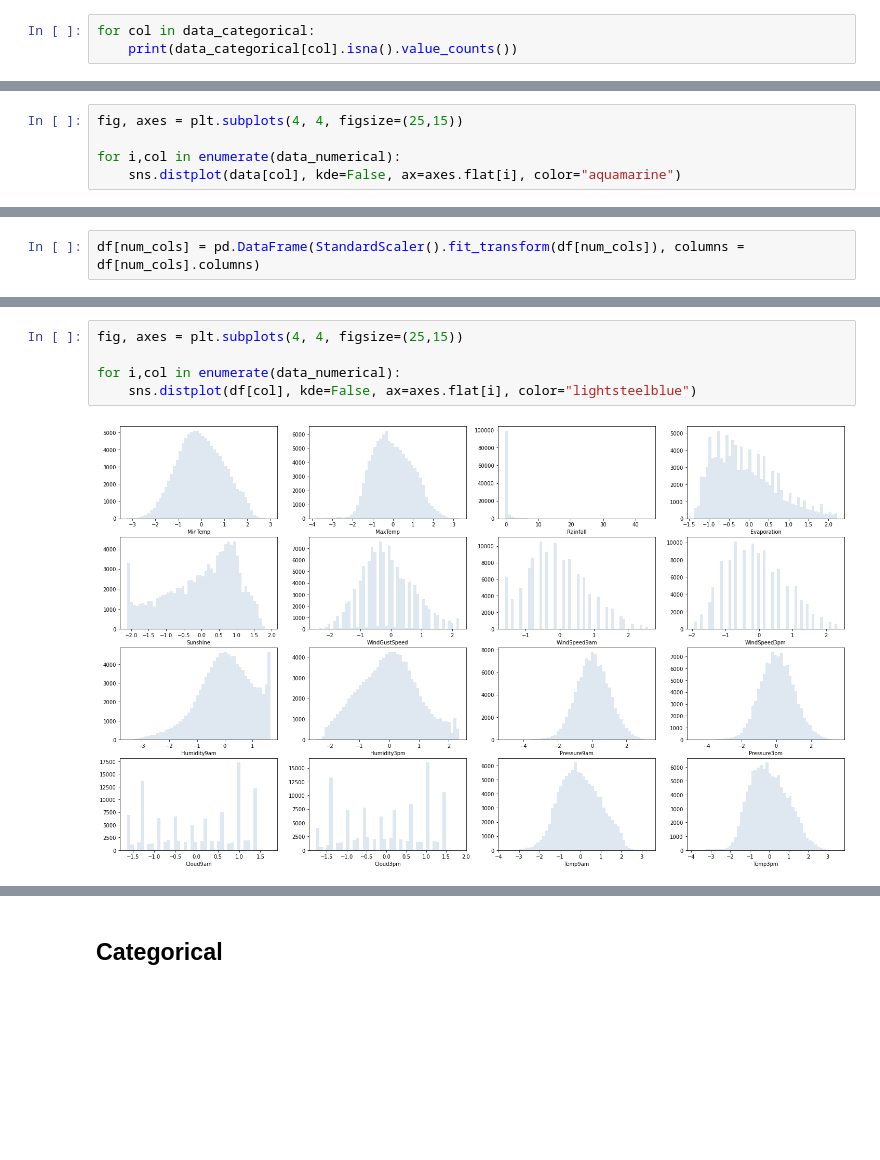
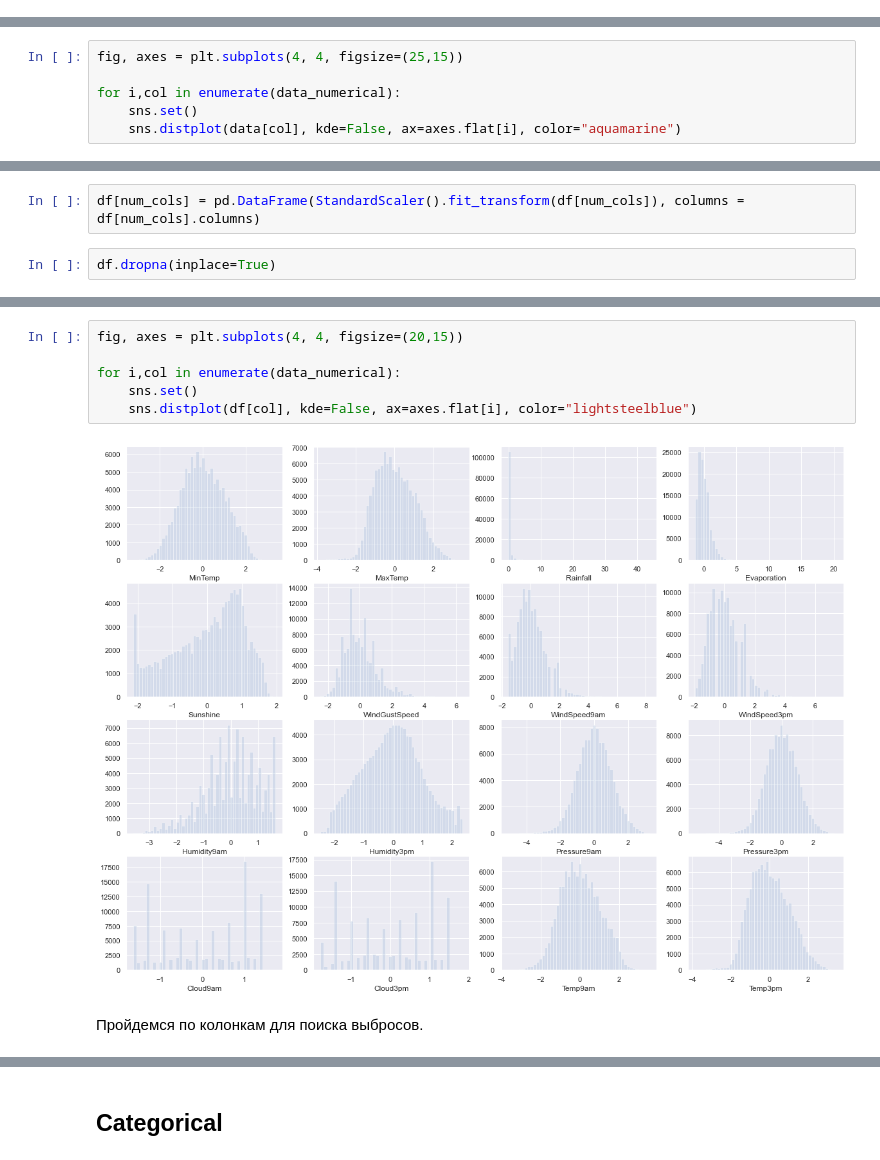
Before and after one commit to AnnaTokareff/repo_for_ML, a Jupyter notebook: PyTorch weather classification.ipynb, the cells around one changed output, grey strips where cells are left out. Saved outputs shown, nothing was run; the diff lists cells and outputs as text; blank space fills up the shorter version.

```diff
--- a/PyTorch weather classification.ipynb
+++ b/PyTorch weather classification.ipynb
@@ -239,6 +275,3 @@ Name: Evaporation, dtype: int64
 # %%
 # Запоминаем категориальные признаки
 data_categorical = data[["Location","WindGustDir","WindDir9am","WindDir3pm","RainTomorrow"]]
-# %%
-for col in data_categorical:
-    print(data_categorical[col].isna().value_counts())
@@ -307,5 +329,6 @@ data_numerical
 fig, axes = plt.subplots(4, 4, figsize=(25,15))
 
 for i,col in enumerate(data_numerical):
+    sns.set()
     sns.distplot(data[col], kde=False, ax=axes.flat[i], color="aquamarine")
 # %% [output]
@@ -365,3 +388,5 @@ num_cols = ['MinTemp', 'MaxTemp', 'Rainfall', 'Evaporation', 'Sunshine',
        'Pressure9am', 'Pressure3pm', 'Cloud9am', 'Cloud3pm', 'Temp9am', 'Temp3pm']
 # %%
 df[num_cols] = pd.DataFrame(StandardScaler().fit_transform(df[num_cols]), columns = df[num_cols].columns)
+# %%
+df.dropna(inplace=True)
@@ -368,7 +409,10 @@ df[num_cols] = pd.DataFrame(StandardScaler().fit_transform(df[num_cols]), column
 # %%
-fig, axes = plt.subplots(4, 4, figsize=(25,15))
+fig, axes = plt.subplots(4, 4, figsize=(20,15))
 
 for i,col in enumerate(data_numerical):
+    sns.set()
     sns.distplot(df[col], kde=False, ax=axes.flat[i], color="lightsteelblue")
 # %% [output]
-[figure, old version]
+[figure, new version]
+# %% [markdown]
+Пройдемся по колонкам для поиска выбросов.
```
Also changed, not shown: parts of 71 cells of this notebook.
